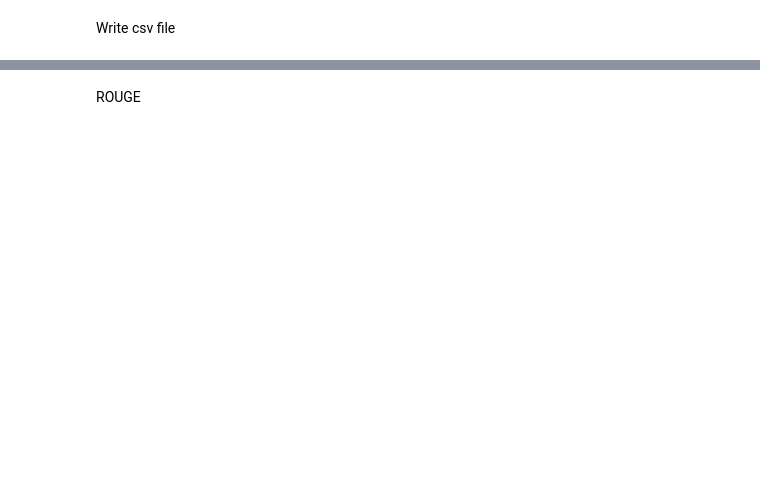
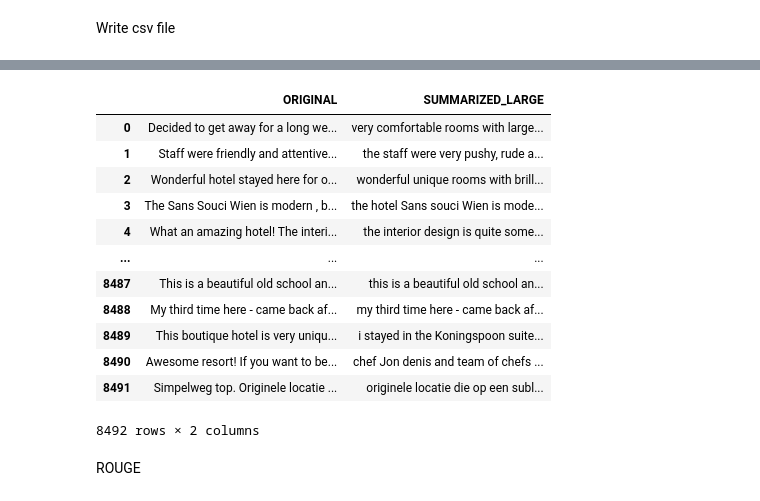
Before and after one commit to Esarac/Tripadvisor-Hotel, a Jupyter notebook: scripts/review_summarizer.ipynb, the cells around one changed output, grey strips where cells are left out. Cells and saved outputs as stored; diff of their text form; code cells hidden in the pictures; blank space fills up the shorter version.

```diff
--- a/scripts/review_summarizer.ipynb
+++ b/scripts/review_summarizer.ipynb
@@ -73,5 +136,20 @@ HOTEL_DATA['REVIEW_TEXT'].apply(summarize)
 # %%
-HOTEL_SUMMARY = pd.read_csv('summarized_reviews.csv')
+HOTEL_SUMMARY = pd.read_csv('summarized_reviews_large.csv')
+HOTEL_SUMMARY
+# %% [output]
+|  | ORIGINAL | SUMMARIZED_LARGE |
+| 0 | Decided to get away for a long we... | very comfortable rooms with large... |
+| 1 | Staff were friendly and attentive... | the staff were very pushy, rude a... |
+| 2 | Wonderful hotel stayed here for o... | wonderful unique rooms with brill... |
+| 3 | The Sans Souci Wien is modern , b... | the hotel Sans souci Wien is mode... |
+| 4 | What an amazing hotel! The interi... | the interior design is quite some... |
+| ... | ... | ... |
+| 8487 | This is a beautiful old school an... | this is a beautiful old school an... |
+| 8488 | My third time here - came back af... | my third time here - came back af... |
+| 8489 | This boutique hotel is very uniqu... | i stayed in the Koningspoon suite... |
+| 8490 | Awesome resort! If you want to be... | chef Jon denis and team of chefs ... |
+| 8491 | Simpelweg top. Originele locatie ... | originele locatie die op een subl... |
+8492 rows × 2 columns
 # %% [markdown]
 ROUGE
 # %%
```
Also changed, not shown: parts of 10 cells of this notebook, 1 other file.
